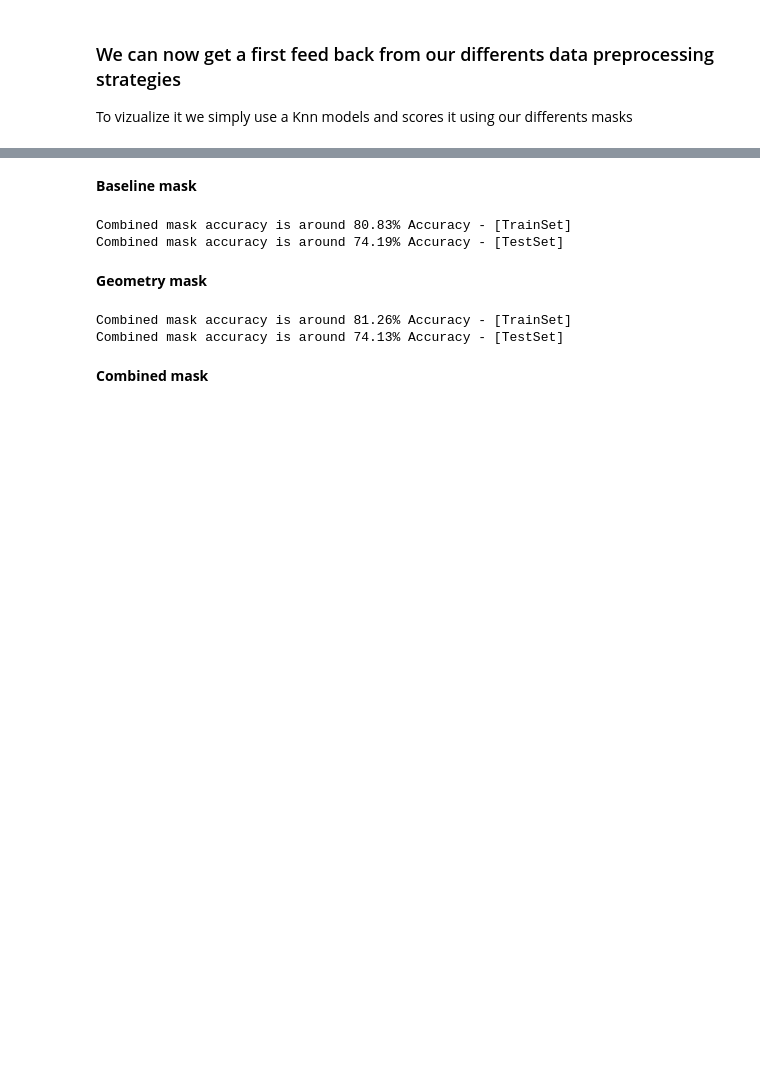
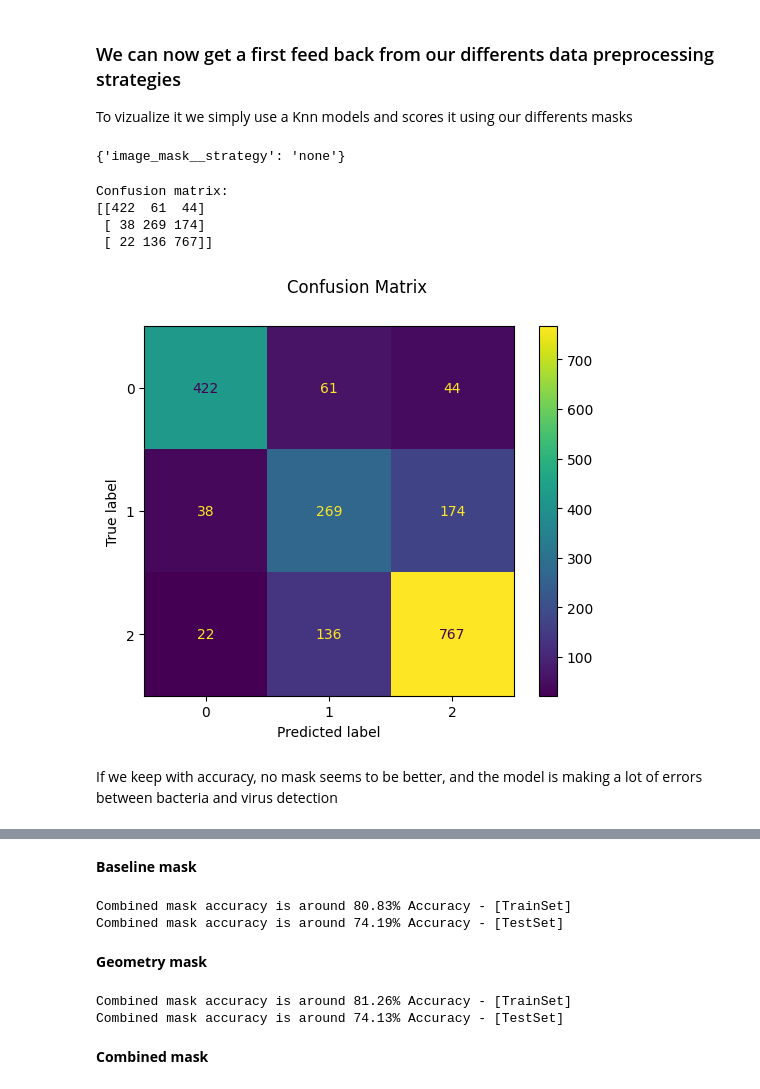
Before and after one commit to lucas066001/IllnessRecognition, a Jupyter notebook: app/ml/modelsFindingThreeClasses.ipynb, the cells around one changed output, grey strips where cells are left out. Saved outputs shown, nothing was run; the diff lists cells and outputs as text; code cells hidden in the pictures; blank space fills up the shorter version.

```diff
--- a/app/ml/modelsFindingThreeClasses.ipynb
+++ b/app/ml/modelsFindingThreeClasses.ipynb
@@ -325,3 +79,48 @@ Using uniform distribution answer we get 32.9% Accuracy
 # %% [markdown]
 ### We can now get a first feed back from our differents data preprocessing strategies
 To vizualize it we simply use a Knn models and scores it using our differents masks
+# %%
+from sklearn.model_selection import  GridSearchCV
+from sklearn.neighbors import KNeighborsClassifier
+from local_lib.mask_transformer import MaskSeuilTransformer
+
+pipeline = Pipeline([
+    ('image_mask', MaskSeuilTransformer()),
+    ('knn', KNeighborsClassifier())
+])
+
+param_grid = {
+            'image_mask__strategy': ["combined", "geometry", "baseline", "none"]
+            }
+
+grid_search = GridSearchCV(
+                    pipeline,
+                    param_grid=param_grid,
+                    cv=5,
+                    return_train_score=True,
+                    scoring='accuracy').fit(X_train, y_train)
+
+grid_search.best_params_
+# %% [output]
+{'image_mask__strategy': 'none'}
+# %%
+from sklearn.metrics import ConfusionMatrixDisplay
+
+pipeline = Pipeline([
+    ('image_mask', MaskSeuilTransformer(strategy="none")),
+    ('knn', KNeighborsClassifier())
+])
+pipeline.fit(X_train, y_train)
+y_pred_simpler = pipeline.predict(X_test)
+disp = ConfusionMatrixDisplay.from_predictions(y_test, y_pred_simpler)
+disp.figure_.suptitle("Confusion Matrix")
+print(f"Confusion matrix:\n{disp.confusion_matrix}")
+plt.show()
+# %% [output]
+Confusion matrix:
+[[422  61  44]
+ [ 38 269 174]
+ [ 22 136 767]]
+[figure, added]
+# %% [markdown]
+If we keep with accuracy, no mask seems to be better, and the model is making a lot of errors between bacteria and virus detection
```
Also changed, not shown: parts of 44 cells of this notebook, 1 other file.
